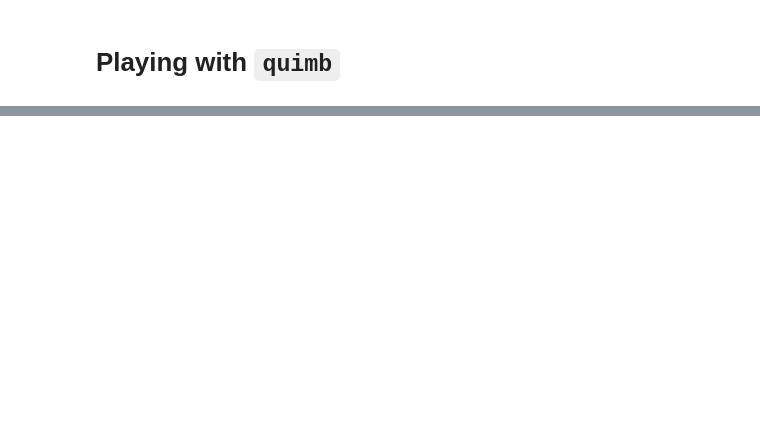
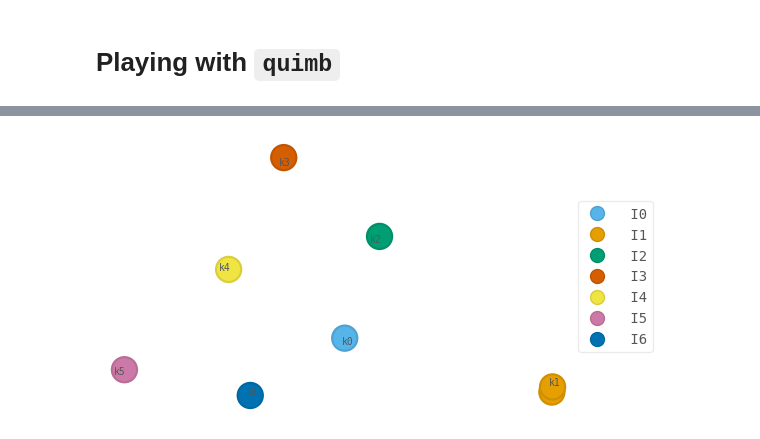
Before and after one commit to PietropaoloFrisoni/pennylane-lightning, a Jupyter notebook: notebooks/FrisusExperiments.ipynb, the cells around one changed output, grey strips where cells are left out. Cells and saved outputs as stored; diff of their text form; code cells hidden in the pictures; blank space fills up the shorter version.

```diff
--- a/notebooks/FrisusExperiments.ipynb
+++ b/notebooks/FrisusExperiments.ipynb
@@ -521,0 +270,4 @@ dt = 0.05  # time step in evolution
+# %%
+op = qml.RX(0.5, wires=[1])
+
+qc.apply_gate(op.matrix(), *op.wires)
@@ -521,0 +293,4 @@ dt = 0.05  # time step in evolution
+# %%
+qc.psi.draw(color=[f"I{q}" for q in range(len(wires))], show_tags=False, show_inds=True)
+# %% [output]
+[figure, added]
```
Also changed, not shown: parts of 78 cells of this notebook, 2 other files.
